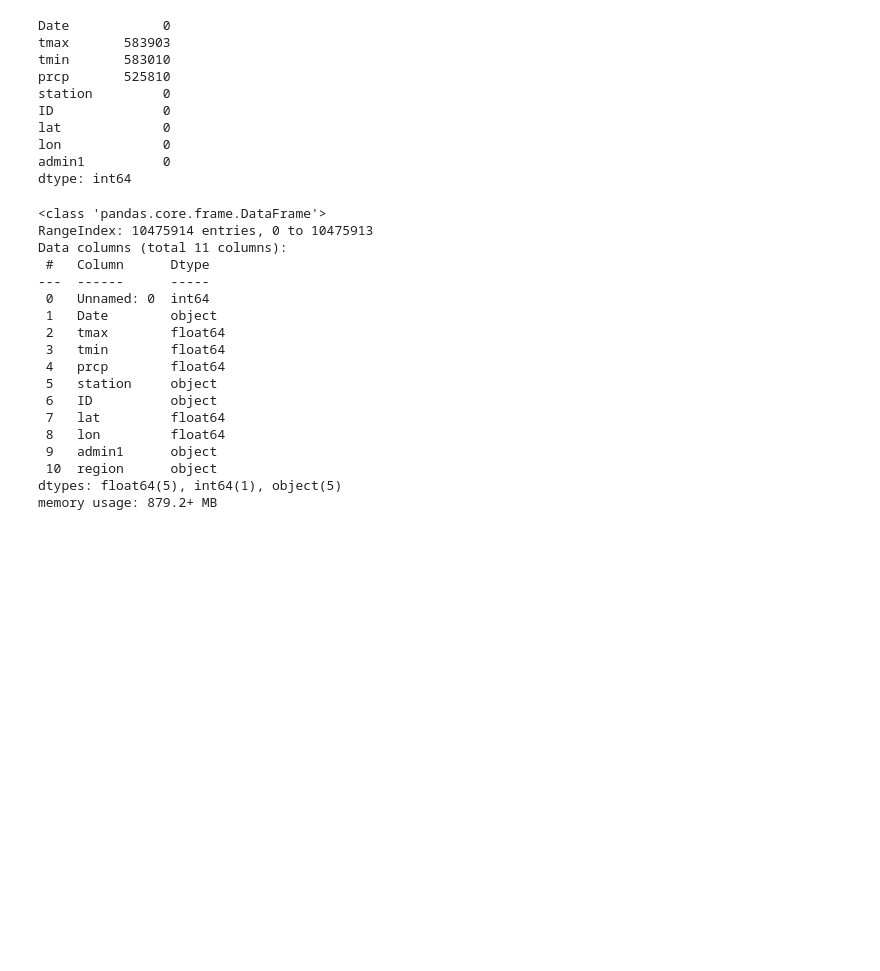
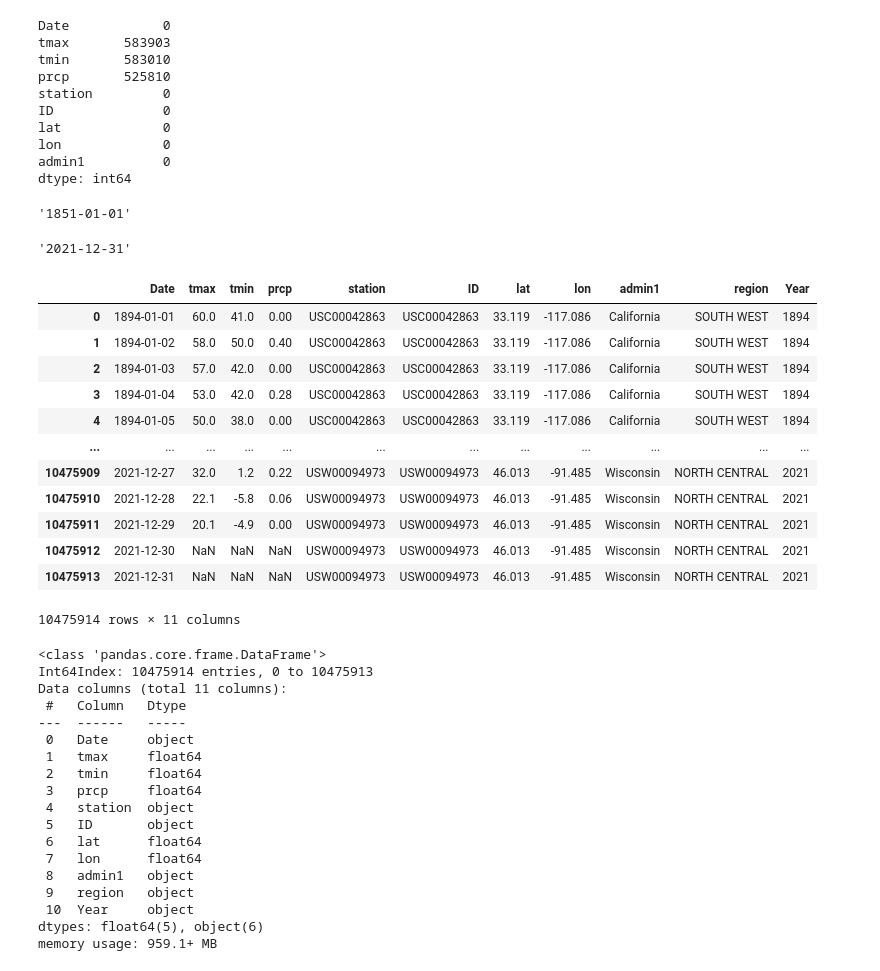
Before and after one commit to CaitlinC91/USDACENSUS_Capstone, a Jupyter notebook: notebooks/uscw.ipynb, the cells around one changed output. Drawn from its saved outputs; the diff is of its cells as text; code cells hidden in the pictures; blank space fills up the shorter version.

Commit message:
'weather_updated'

```diff
--- a/notebooks/uscw.ipynb
+++ b/notebooks/uscw.ipynb
@@ -19,10 +19,10 @@ import os
 # %%
 #usw1= pd.read_csv('../data/7890488/USC00042863.csv')
 
-file_name = os.path.basename('USC00042863.csv')
+#file_name = os.path.basename('USC00042863.csv')
 
-usw1['station'] = file_name
+#usw1['station'] = file_name
 
-usw1 = pd.DataFrame(usw1)
+#usw1 = pd.DataFrame(usw1)
 
-usw1
+#usw1
@@ -292,21 +278,47 @@ maaan = pd.read_csv('../data/weather.csv')
+# %%
+weather['Date'].min()
+# %% [output]
+'1851-01-01'
+# %%
+weather['Date'].max()
+# %% [output]
+'2021-12-31'
+# %%
+
+weather['Year'] = weather['Date'].apply(lambda x: str(x)[0:4])
+weather
+# %% [output]
+|  | Date | tmax | tmin | prcp | station | ID | lat | lon | admin1 | region | Year |
+| 0 | 1894-01-01 | 60.0 | 41.0 | 0.00 | USC00042863 | USC00042863 | 33.119 | -117.086 | California | SOUTH WEST | 1894 |
+| 1 | 1894-01-02 | 58.0 | 50.0 | 0.40 | USC00042863 | USC00042863 | 33.119 | -117.086 | California | SOUTH WEST | 1894 |
+| 2 | 1894-01-03 | 57.0 | 42.0 | 0.00 | USC00042863 | USC00042863 | 33.119 | -117.086 | California | SOUTH WEST | 1894 |
+| 3 | 1894-01-04 | 53.0 | 42.0 | 0.28 | USC00042863 | USC00042863 | 33.119 | -117.086 | California | SOUTH WEST | 1894 |
+| 4 | 1894-01-05 | 50.0 | 38.0 | 0.00 | USC00042863 | USC00042863 | 33.119 | -117.086 | California | SOUTH WEST | 1894 |
+| ... | ... | ... | ... | ... | ... | ... | ... | ... | ... | ... | ... |
+| 10475909 | 2021-12-27 | 32.0 | 1.2 | 0.22 | USW00094973 | USW00094973 | 46.013 | -91.485 | Wisconsin | NORTH CENTRAL | 2021 |
+| 10475910 | 2021-12-28 | 22.1 | -5.8 | 0.06 | USW00094973 | USW00094973 | 46.013 | -91.485 | Wisconsin | NORTH CENTRAL | 2021 |
+| 10475911 | 2021-12-29 | 20.1 | -4.9 | 0.00 | USW00094973 | USW00094973 | 46.013 | -91.485 | Wisconsin | NORTH CENTRAL | 2021 |
+| 10475912 | 2021-12-30 | NaN | NaN | NaN | USW00094973 | USW00094973 | 46.013 | -91.485 | Wisconsin | NORTH CENTRAL | 2021 |
+| 10475913 | 2021-12-31 | NaN | NaN | NaN | USW00094973 | USW00094973 | 46.013 | -91.485 | Wisconsin | NORTH CENTRAL | 2021 |
+10475914 rows × 11 columns
 # %%
-maaan.info()
+weather.info()
 # %% [output]
 <class 'pandas.core.frame.DataFrame'>
-RangeIndex: 10475914 entries, 0 to 10475913
+Int64Index: 10475914 entries, 0 to 10475913
 Data columns (total 11 columns):
- #   Column      Dtype
----  ------      -----
- 0   Unnamed: 0  int64
- 1   Date        object
- 2   tmax        float64
- 3   tmin        float64
- 4   prcp        float64
- 5   station     object
- 6   ID          object
- 7   lat         float64
- 8   lon         float64
- 9   admin1      object
- 10  region      object
-dtypes: float64(5), int64(1), object(5)
-memory usage: 879.2+ MB
+ #   Column   Dtype
+---  ------   -----
+ 0   Date     object
+ 1   tmax     float64
+ 2   tmin     float64
+ 3   prcp     float64
+ 4   station  object
+ 5   ID       object
+ 6   lat      float64
+ 7   lon      float64
+ 8   admin1   object
+ 9   region   object
+ 10  Year     object
+dtypes: float64(5), object(6)
+memory usage: 959.1+ MB
```
Also changed, not shown: parts of 9 cells of this notebook, 1 other file.
